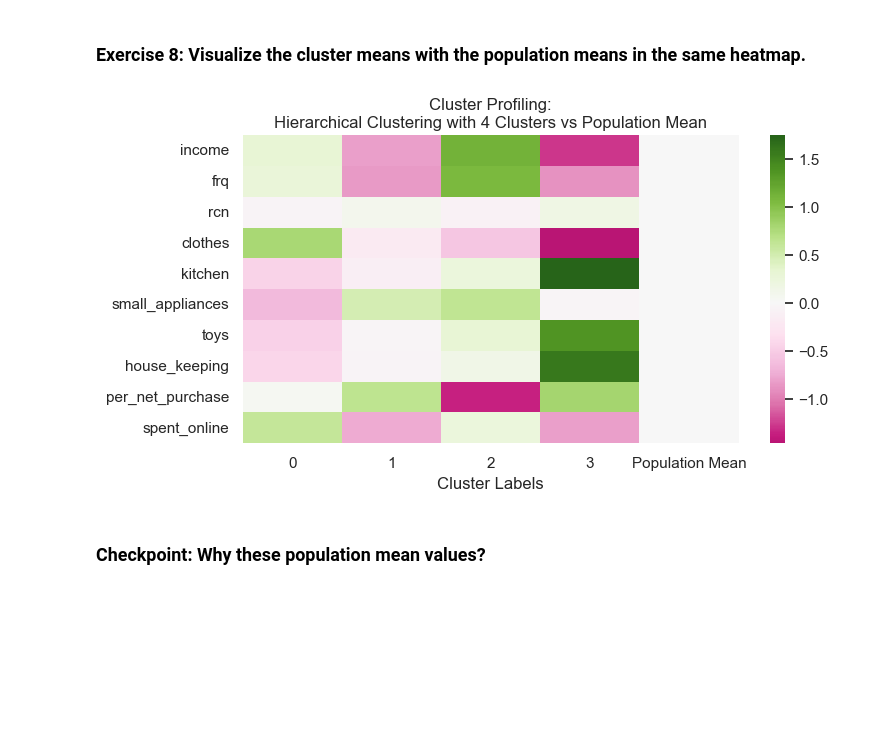
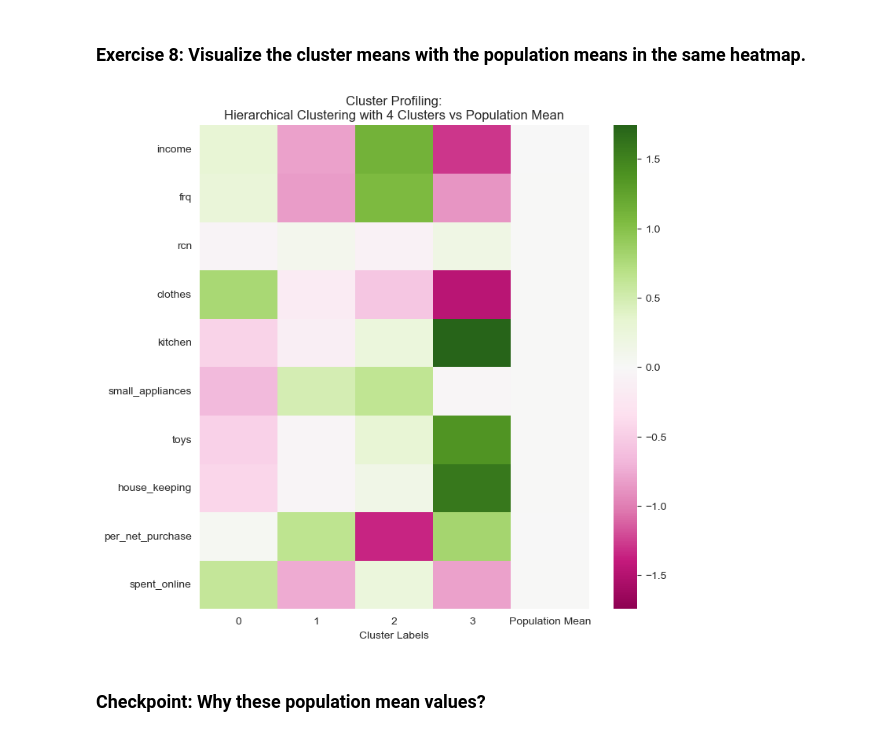
Before and after one commit to anacaleiro/Priv_DM2627, a Jupyter notebook: notebooks_solutions/lab08_hierarchical_clustering_sol.ipynb, the cells around one changed output. Drawn from its saved outputs; the diff is of its cells as text; code cells hidden in the pictures; blank space fills up the shorter version.

```diff
--- a/notebooks_solutions/lab08_hierarchical_clustering_sol.ipynb
+++ b/notebooks_solutions/lab08_hierarchical_clustering_sol.ipynb
@@ -13,7 +13,7 @@ import seaborn as sns
 from sklearn.cluster import AgglomerativeClustering
 from scipy.cluster.hierarchy import linkage, dendrogram
 
-sns.set_style()
+sns.set_style("whitegrid")
 # %% [markdown]
 **Please download:**
 
@@ -214,0 +189,5 @@ df_concat
+# %%
+df_concat = df.copy()
+df_concat["labels"] = hc_labels
+
+df_concat
@@ -729,7 +732,7 @@ linkage_matrix.shape
 ### Exercise 5: Visualize the Dendrogram and define an appropriate `y_threshold`
 # %%
 # Plot the corresponding dendrogram
-sns.set()
+sns.set_style("white")
 fig = plt.figure(figsize=(11,5))
 # The Dendrogram parameters need to be tuned
 Y_THRESHOLD = 100 # CODE HERE
@@ -868,25 +875,29 @@ plt.show()
 # %%
 pop_mean = df[metric_features].mean()
 
 df_concat_pop = pd.concat([hc_profile,
                            pd.Series(pop_mean,
                                         index=hc_profile.index,
                                         name='Population Mean'
                             )
                            ],
                            axis=1)
 
-fig, ax = plt.subplots(figsize=(8,4))
+fig, ax = plt.subplots(figsize=(8,8))
 
 sns.heatmap(df_concat_pop,
             ax=ax,
+            #annot=df_concat_pop.round(2),
             center=0,
-            cmap='PiYG') # How can we improve this?
+            cmap='PiYG',
+            vmax=df_concat_pop.values.max(),
+            vmin=-df_concat_pop.values.max()
+            ) # How can we improve this?
 ax.set_xlabel("Cluster Labels")
 ax.set_title("Cluster Profiling:\nHierarchical Clustering with 4 Clusters vs Population Mean")
 plt.show()
 # %% [output]
-[figure, old version]
+[figure, new version]
 # %% [markdown]
 ### Checkpoint: Why these population mean values?
 # %% [markdown]
```
Also changed, not shown: parts of 14 cells of this notebook, 1 other file.
